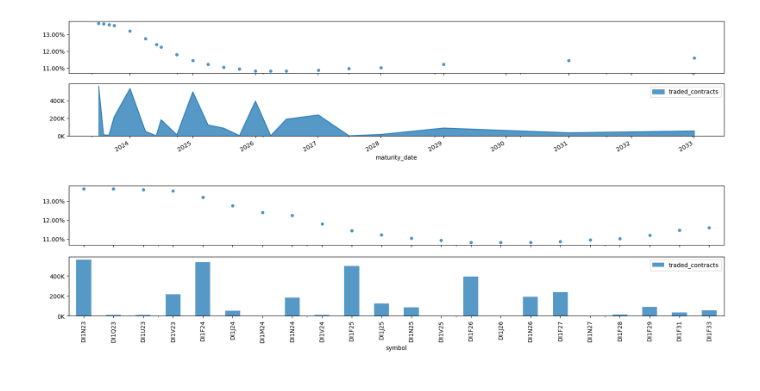
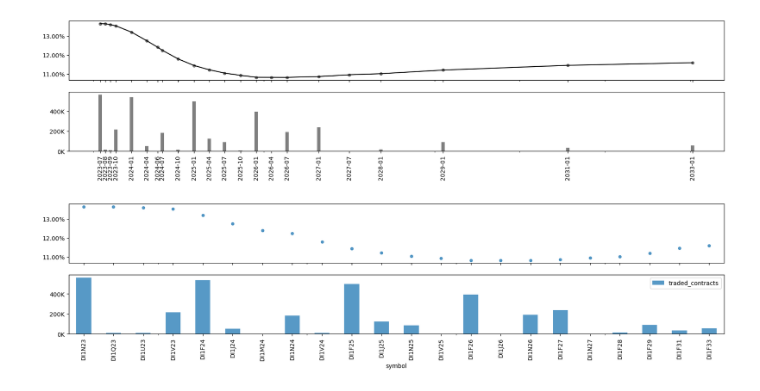
Before and after one commit to wilsonfreitas/brasa, a Jupyter notebook: notebooks/duckdb.ipynb, the cells around one changed output. Saved outputs shown, nothing was run; the diff lists cells and outputs as text; code cells hidden in the pictures.

```diff
--- a/notebooks/duckdb.ipynb
+++ b/notebooks/duckdb.ipynb
@@ -2,0 +1,9 @@ import duckdb
+# %%
+import os
+
+os.environ["BRASA_DATA_PATH"] = "D:\\brasa"
+
+import brasa
+
+man = brasa.engine.CacheManager()
+con = man.db_connection
@@ -3,10 +12,6 @@ import duckdb
 # %%
-con = duckdb.connect(database=".brasa-cache/db/brasa.db", read_only=False)
-con.read_parquet(".brasa-cache/db/b3-trades-intraday/*.parquet").create_view("b3-trades-intraday")
-con.read_parquet(".brasa-cache/db/b3-bvbg028-equities/*.parquet").create_view("b3-bvbg028-equities")
-con.read_parquet(".brasa-cache/db/b3-bvbg028-future_contracts/*.parquet").create_view("b3-bvbg028-future_contracts")
-con.read_parquet(".brasa-cache/db/b3-bvbg028-options_on_equities/*.parquet").create_view("b3-bvbg028-options_on_equities")
-con.read_parquet(".brasa-cache/db/b3-bvbg086/*.parquet").create_view("b3-bvbg086")
-con.read_parquet(".brasa-cache/db/b3-otc-trade-information/*.parquet").create_view("b3-otc-trade-information")
+con.read_parquet(f"{db_folder_path}/b3-bvbg028-equities/*.parquet").create_view("b3-bvbg028-equities")
+con.read_parquet(f"{db_folder_path}/b3-bvbg028-future_contracts/*.parquet").create_view("b3-bvbg028-future_contracts")
+con.read_parquet(f"{db_folder_path}/b3-bvbg028-options_on_equities/*.parquet").create_view("b3-bvbg028-options_on_equities")
+con.read_parquet(f"{db_folder_path}/b3-bvbg086/*.parquet").create_view("b3-bvbg086")
 con.commit()
-con.close()
@@ -13,2 +19,0 @@ con.close()
-# %%
-con = duckdb.connect(database=".brasa-cache/db/brasa.db", read_only=False)
@@ -81,18 +92,23 @@ df
 # %%
 import numpy as np
 import matplotlib.pyplot as plt
 import matplotlib.ticker as mtick
 
 fig, (ax1, ax2) = plt.subplots(nrows=2, sharex=True, figsize=(20, 4))
 
-df.plot(x="maturity_date", y="adjusted_tax", alpha=0.75, kind="scatter", ax=ax1)
-df.plot(x="maturity_date", y="traded_contracts", alpha=0.75, kind="area", ax=ax2)
-
+df.plot(x="maturity_date", y="adjusted_tax", color="black", kind="scatter", alpha=0.5, ax=ax1)
+ax1.plot(df["maturity_date"], df["adjusted_tax"], linestyle='-', color='black')
 ax1.yaxis.set_major_formatter(mtick.PercentFormatter(100))
 ax1.set_ylabel("")
+
+ax2.bar(df["maturity_date"], df["traded_contracts"], width=20, color="black", alpha=0.5)
 ax2.yaxis.set_major_formatter(lambda x, pos: f'{x / 1000:.0f}K')
+ax2.set_xticks(df["maturity_date"])
+ax2.set_xticklabels(df["maturity_date"].dt.strftime('%Y-%m'), rotation=90)
+
+plt.show()
 # %% [output]
-[figure, old version]
+[figure, new version]
 # %%
 fig, (ax1, ax2) = plt.subplots(nrows=2, sharex=True, figsize=(20, 4))
 
```
Also changed, not shown: parts of 10 cells of this notebook, 3 other files.
